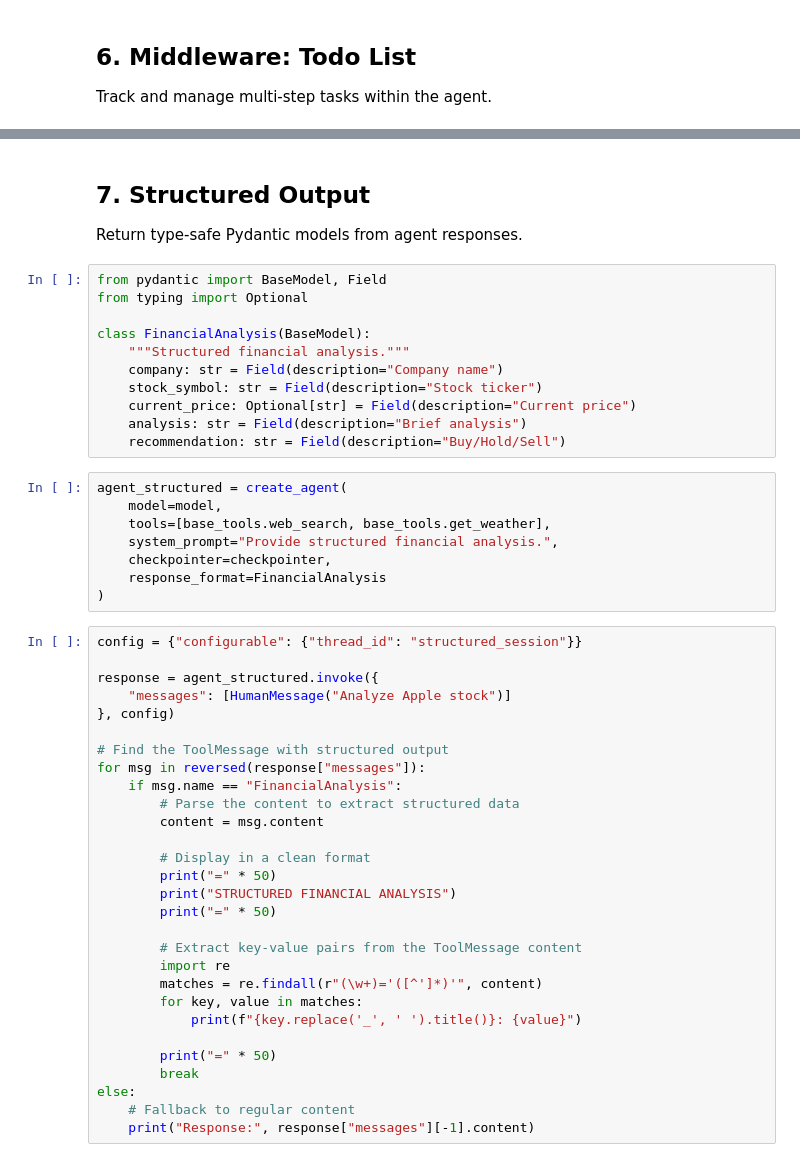
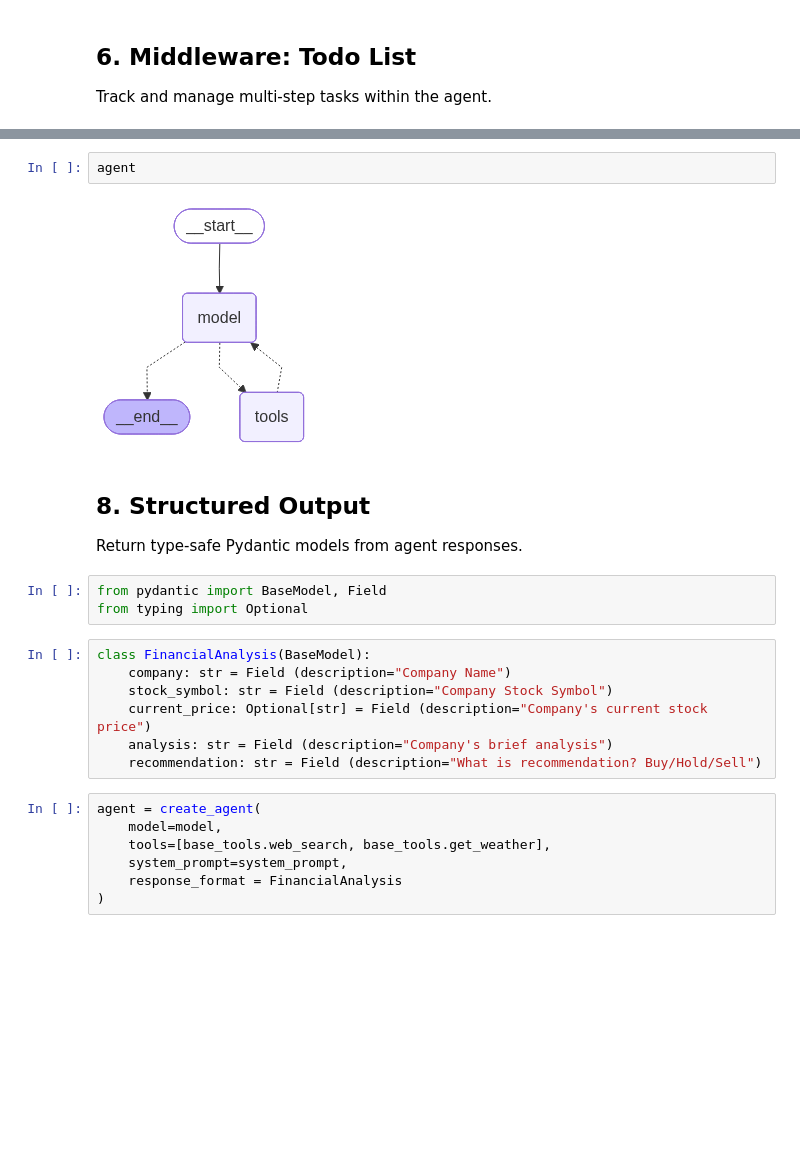
Before and after one commit to laxmimerit/Multi-Agent-Deep-RAG, a Jupyter notebook: 04 Langchain Agents Bootcamp.ipynb, the cells around one changed output, grey strips where cells are left out. Cells and saved outputs as stored; diff of their text form; blank space fills up the shorter version.

```diff
--- a/04 Langchain Agents Bootcamp.ipynb
+++ b/04 Langchain Agents Bootcamp.ipynb
@@ -218,52 +407,25 @@ print(response["messages"][-1].text)
+# %%
+agent
+# %% [output]
+[figure, added]
 # %% [markdown]
-## 7. Structured Output
+## 8. Structured Output
 
 Return type-safe Pydantic models from agent responses.
+# %%
+from pydantic import BaseModel, Field
+from typing import Optional
 # %%
-from pydantic import BaseModel, Field
-from typing import Optional
-
 class FinancialAnalysis(BaseModel):
-    """Structured financial analysis."""
-    company: str = Field(description="Company name")
-    stock_symbol: str = Field(description="Stock ticker")
-    current_price: Optional[str] = Field(description="Current price")
-    analysis: str = Field(description="Brief analysis")
-    recommendation: str = Field(description="Buy/Hold/Sell")
+    company: str = Field (description="Company Name")
+    stock_symbol: str = Field (description="Company Stock Symbol")
+    current_price: Optional[str] = Field (description="Company's current stock price")
+    analysis: str = Field (description="Company's brief analysis")
+    recommendation: str = Field (description="What is recommendation? Buy/Hold/Sell")
 # %%
-agent_structured = create_agent(
+agent = create_agent(
     model=model,
     tools=[base_tools.web_search, base_tools.get_weather],
-    system_prompt="Provide structured financial analysis.",
-    checkpointer=checkpointer,
-    response_format=FinancialAnalysis
+    system_prompt=system_prompt,
+    response_format = FinancialAnalysis
 )
-# %%
-config = {"configurable": {"thread_id": "structured_session"}}
-
-response = agent_structured.invoke({
-    "messages": [HumanMessage("Analyze Apple stock")]
-}, config)
-
-# Find the ToolMessage with structured output
-for msg in reversed(response["messages"]):
-    if msg.name == "FinancialAnalysis":
-        # Parse the content to extract structured data
-        content = msg.content
-
-        # Display in a clean format
-        print("=" * 50)
-        print("STRUCTURED FINANCIAL ANALYSIS")
-        print("=" * 50)
-
-        # Extract key-value pairs from the ToolMessage content
-        import re
-        matches = re.findall(r"(\w+)='([^']*)'", content)
-        for key, value in matches:
-            print(f"{key.replace('_', ' ').title()}: {value}")
-
-        print("=" * 50)
-        break
-else:
-    # Fallback to regular content
-    print("Response:", response["messages"][-1].content)
```
Also changed, not shown: parts of 60 cells of this notebook, 1 other file.
